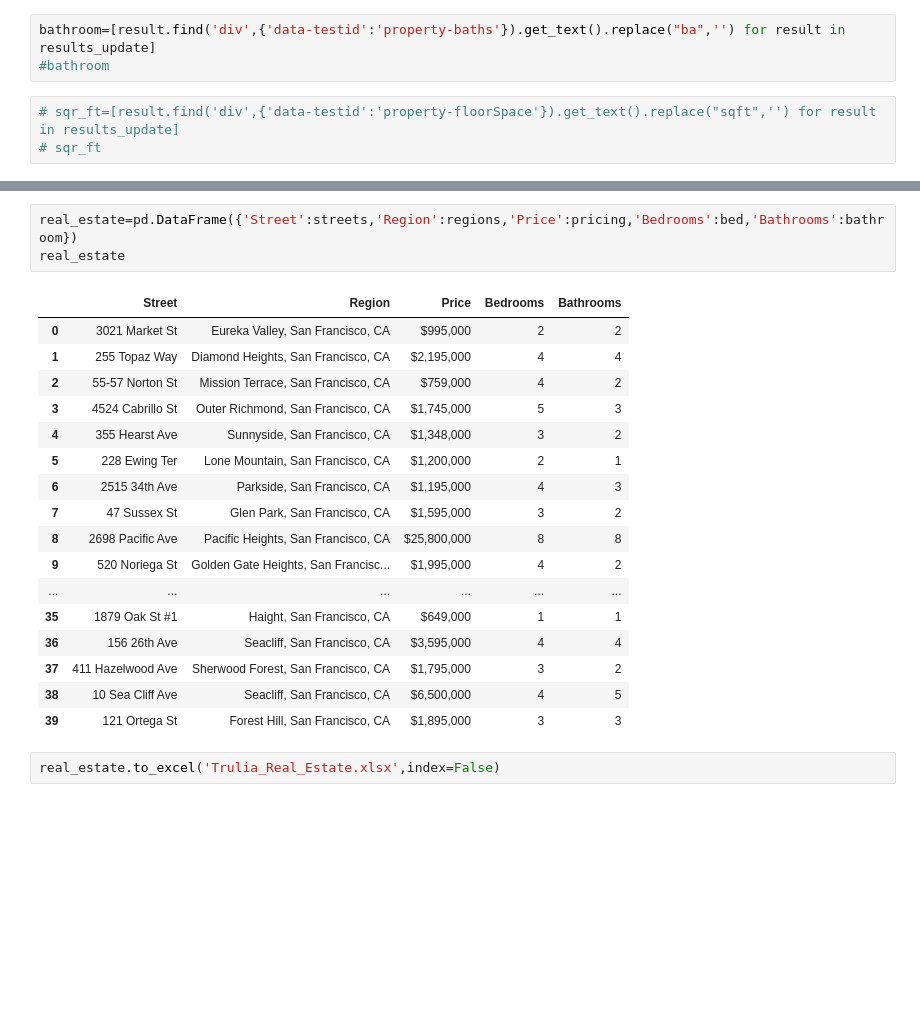
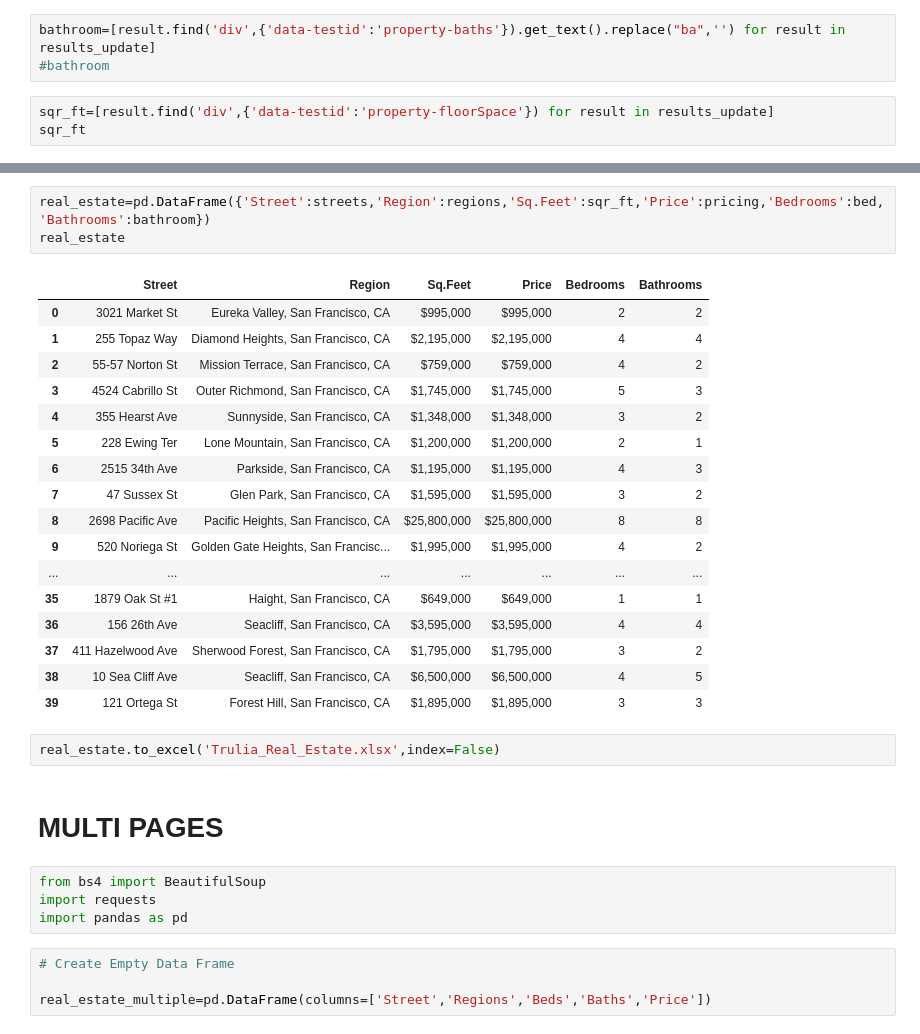
Before and after one commit to HariPrasad-1999/Web-Scrapping, a Jupyter notebook: Trulia_Real_Estate/Trulia_Real_Estate_Web_Scrapping.ipynb, the cells around one changed output, grey strips where cells are left out. Drawn from its saved outputs; the diff is of its cells as text; blank space fills up the shorter version.

```diff
--- a/Trulia_Real_Estate/Trulia_Real_Estate_Web_Scrapping.ipynb
+++ b/Trulia_Real_Estate/Trulia_Real_Estate_Web_Scrapping.ipynb
@@ -125,5 +125,5 @@ bed=[result.find('div',{'data-testid':'property-beds'}).get_text().replace("bd",
 bathroom=[result.find('div',{'data-testid':'property-baths'}).get_text().replace("ba",'') for result in results_update]
 #bathroom
 # %%
-# sqr_ft=[result.find('div',{'data-testid':'property-floorSpace'}).get_text().replace("sqft",'') for result in results_update]
-# sqr_ft
+sqr_ft=[result.find('div',{'data-testid':'property-floorSpace'}) for result in results_update]
+sqr_ft
@@ -130,23 +148,33 @@ bathroom=[result.find('div',{'data-testid':'property-baths'}).get_text().replace
 # %%
-real_estate=pd.DataFrame({'Street':streets,'Region':regions,'Price':pricing,'Bedrooms':bed,'Bathrooms':bathroom})
+real_estate=pd.DataFrame({'Street':streets,'Region':regions,'Sq.Feet':sqr_ft,'Price':pricing,'Bedrooms':bed,'Bathrooms':bathroom})
 real_estate
 # %% [output]
-|  | Street | Region | Price | Bedrooms | Bathrooms |
-| 0 | 3021 Market St | Eureka Valley, San Francisco, CA | $995,000 | 2 | 2 |
-| 1 | 255 Topaz Way | Diamond Heights, San Francisco, CA | $2,195,000 | 4 | 4 |
-| 2 | 55-57 Norton St | Mission Terrace, San Francisco, CA | $759,000 | 4 | 2 |
-| 3 | 4524 Cabrillo St | Outer Richmond, San Francisco, CA | $1,745,000 | 5 | 3 |
-| 4 | 355 Hearst Ave | Sunnyside, San Francisco, CA | $1,348,000 | 3 | 2 |
-| 5 | 228 Ewing Ter | Lone Mountain, San Francisco, CA | $1,200,000 | 2 | 1 |
-| 6 | 2515 34th Ave | Parkside, San Francisco, CA | $1,195,000 | 4 | 3 |
-| 7 | 47 Sussex St | Glen Park, San Francisco, CA | $1,595,000 | 3 | 2 |
-| 8 | 2698 Pacific Ave | Pacific Heights, San Francisco, CA | $25,800,000 | 8 | 8 |
-| 9 | 520 Noriega St | Golden Gate Heights, San Francisc... | $1,995,000 | 4 | 2 |
-| ... | ... | ... | ... | ... | ... |
-| 35 | 1879 Oak St #1 | Haight, San Francisco, CA | $649,000 | 1 | 1 |
-| 36 | 156 26th Ave | Seacliff, San Francisco, CA | $3,595,000 | 4 | 4 |
-| 37 | 411 Hazelwood Ave | Sherwood Forest, San Francisco, CA | $1,795,000 | 3 | 2 |
-| 38 | 10 Sea Cliff Ave | Seacliff, San Francisco, CA | $6,500,000 | 4 | 5 |
-| 39 | 121 Ortega St | Forest Hill, San Francisco, CA | $1,895,000 | 3 | 3 |
+|  | Street | Region | Sq.Feet | Price | Bedrooms | Bathrooms |
+| 0 | 3021 Market St | Eureka Valley, San Francisco, CA | $995,000 | $995,000 | 2 | 2 |
+| 1 | 255 Topaz Way | Diamond Heights, San Francisco, CA | $2,195,000 | $2,195,000 | 4 | 4 |
+| 2 | 55-57 Norton St | Mission Terrace, San Francisco, CA | $759,000 | $759,000 | 4 | 2 |
+| 3 | 4524 Cabrillo St | Outer Richmond, San Francisco, CA | $1,745,000 | $1,745,000 | 5 | 3 |
+| 4 | 355 Hearst Ave | Sunnyside, San Francisco, CA | $1,348,000 | $1,348,000 | 3 | 2 |
+| 5 | 228 Ewing Ter | Lone Mountain, San Francisco, CA | $1,200,000 | $1,200,000 | 2 | 1 |
+| 6 | 2515 34th Ave | Parkside, San Francisco, CA | $1,195,000 | $1,195,000 | 4 | 3 |
+| 7 | 47 Sussex St | Glen Park, San Francisco, CA | $1,595,000 | $1,595,000 | 3 | 2 |
+| 8 | 2698 Pacific Ave | Pacific Heights, San Francisco, CA | $25,800,000 | $25,800,000 | 8 | 8 |
+| 9 | 520 Noriega St | Golden Gate Heights, San Francisc... | $1,995,000 | $1,995,000 | 4 | 2 |
+| ... | ... | ... | ... | ... | ... | ... |
+| 35 | 1879 Oak St #1 | Haight, San Francisco, CA | $649,000 | $649,000 | 1 | 1 |
+| 36 | 156 26th Ave | Seacliff, San Francisco, CA | $3,595,000 | $3,595,000 | 4 | 4 |
+| 37 | 411 Hazelwood Ave | Sherwood Forest, San Francisco, CA | $1,795,000 | $1,795,000 | 3 | 2 |
+| 38 | 10 Sea Cliff Ave | Seacliff, San Francisco, CA | $6,500,000 | $6,500,000 | 4 | 5 |
+| 39 | 121 Ortega St | Forest Hill, San Francisco, CA | $1,895,000 | $1,895,000 | 3 | 3 |
 # %%
 real_estate.to_excel('Trulia_Real_Estate.xlsx',index=False)
+# %% [markdown]
+# **MULTI PAGES**
+# %%
+from bs4 import BeautifulSoup
+import requests
+import pandas as pd
+# %%
+# Create Empty Data Frame
+
+real_estate_multiple=pd.DataFrame(columns=['Street','Regions','Beds','Baths','Price'])
```
Also changed, not shown: parts of 5 cells of this notebook, 1 other file.
